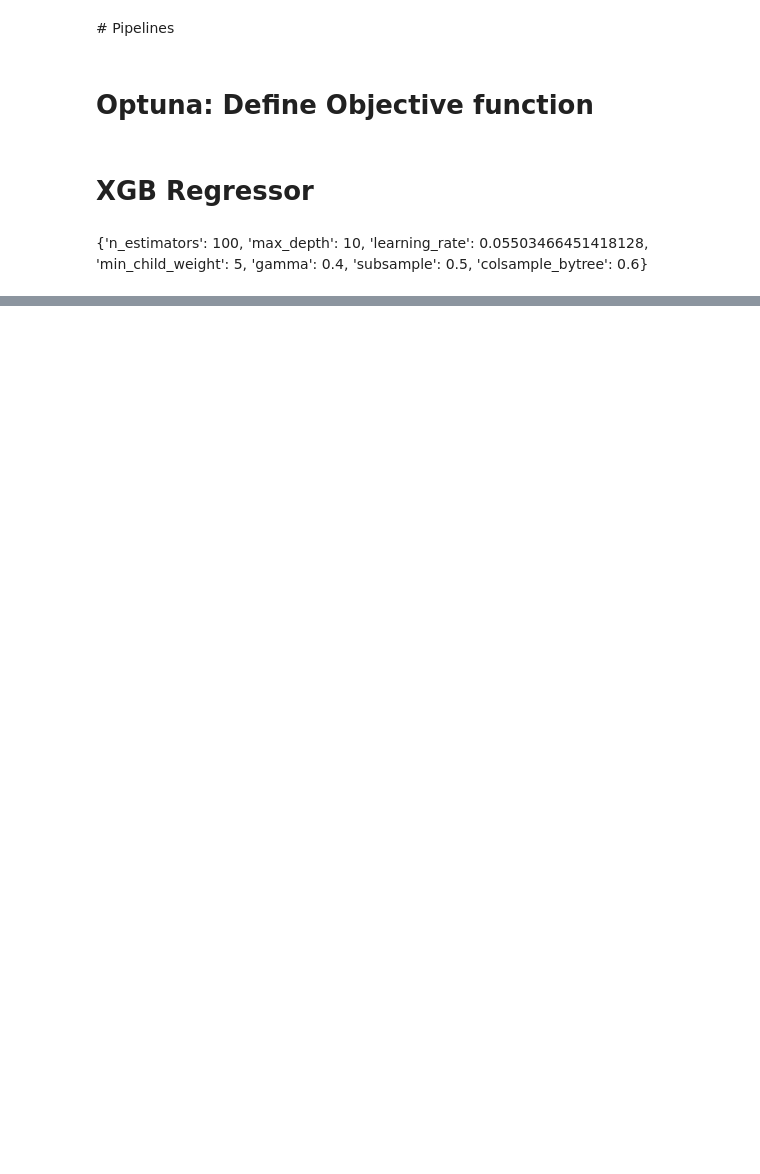
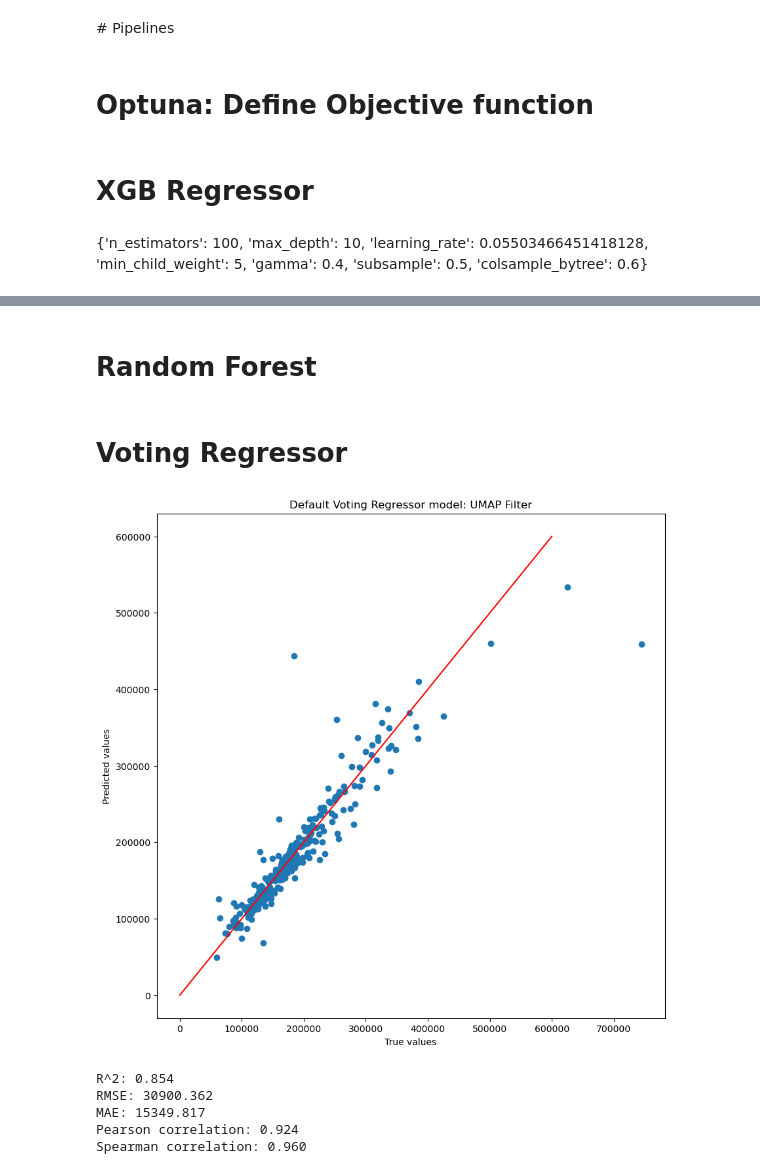
Before and after one commit to ljhason/House_Prices_Reg_Predictions, a Jupyter notebook: Models/Ensembling.ipynb, the cells around one changed output, grey strips where cells are left out. Saved outputs shown, nothing was run; the diff lists cells and outputs as text; code cells hidden in the pictures; blank space fills up the shorter version.

```diff
--- a/Models/Ensembling.ipynb
+++ b/Models/Ensembling.ipynb
@@ -163,0 +182,55 @@ XGBRegressor(base_score=None, booster=None, callbacks=None,
+# %% [markdown]
+# Random Forest
+# %%
+best_params_RF = {'n_estimators': 750,
+ 'max_depth': None,
+ 'min_samples_split': 8,
+ 'min_samples_leaf': 1}
+# best_params_UMAP = study_UMAP_RF.best_params
+best_n_estimators_RF = best_params_RF['n_estimators']
+best_max_depth_RF = best_params_RF['max_depth']
+best_min_samples_split_RF = best_params_RF['min_samples_split']
+best_min_samples_leaf_RF = best_params_RF['min_samples_leaf']
+
+best_RF_UMAP = RandomForestRegressor(n_estimators=best_n_estimators_RF, max_depth=best_max_depth_RF, min_samples_split=best_min_samples_split_RF, min_samples_leaf=best_min_samples_leaf_RF, random_state=SEED)
+best_RF_UMAP.fit(x_train_UMAP, y_train_UMAP)
+best_y_pred_UMAP = best_RF_UMAP.predict(x_test_UMAP)
+# %% [markdown]
+# Voting Regressor
+# %%
+vr = VotingRegressor([
+    ('xgb', best_XGB_UMAP),
+    ('gbr', best_GBR_UMAP),
+    ('rf', best_RF_UMAP)],
+    weights=[0.6, 0.3, 0.1])
+
+vr.fit(x_train_UMAP, y_train_UMAP)
+y_pred_vr = vr.predict(x_test_UMAP)
+# %%
+# scatter plot of predicted vs actual
+plt.figure(figsize=(10, 10))
+plt.scatter(y_test_UMAP, y_pred_vr)
+plt.plot(range(0, 600000), range(0, 600000), color='red')
+plt.xlabel("True values")
+plt.ylabel("Predicted values")
+plt.title("Default Voting Regressor model: UMAP Filter")
+plt.show()
+
+pearson_corr_best_UMAP, _ = stats.pearsonr(y_test_UMAP, y_pred_vr)
+spearman_corr_best_UMAP, _ = stats.spearmanr(y_test_UMAP, y_pred_vr)
+r2_best_UMAP = r2_score(y_test_UMAP, y_pred_vr)
+mae_best_UMAP = mean_absolute_error(y_test_UMAP, y_pred_vr)
+rmse_best_UMAP = math.sqrt(mean_squared_error(y_test_UMAP, y_pred_vr))
+
+print(f"R^2: {r2_best_UMAP:.3f}")
+print(f"RMSE: {rmse_best_UMAP:.3f}")
+print(f"MAE: {mae_best_UMAP:.3f}")
+print(f"Pearson correlation: {pearson_corr_best_UMAP:.3f}")
+print(f"Spearman correlation: {spearman_corr_best_UMAP:.3f}")
+# %% [output]
+[figure, added]
+R^2: 0.854
+RMSE: 30900.362
+MAE: 15349.817
+Pearson correlation: 0.924
+Spearman correlation: 0.960
```
Also changed, not shown: parts of 5 cells of this notebook, 3 other files.
